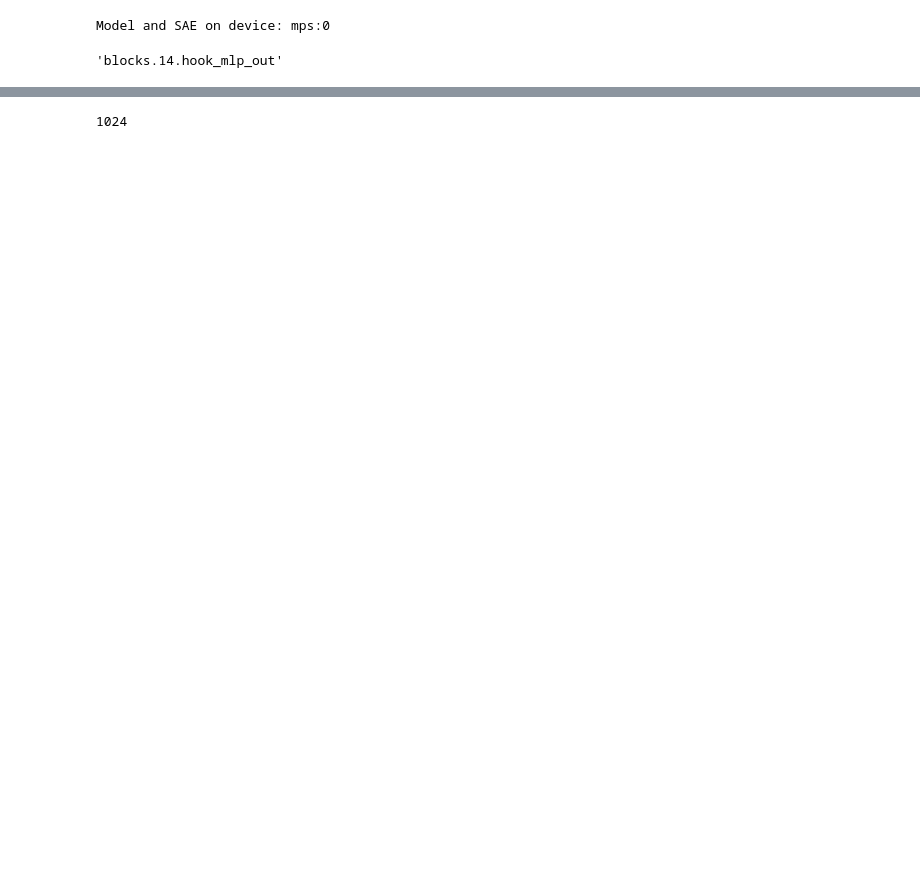
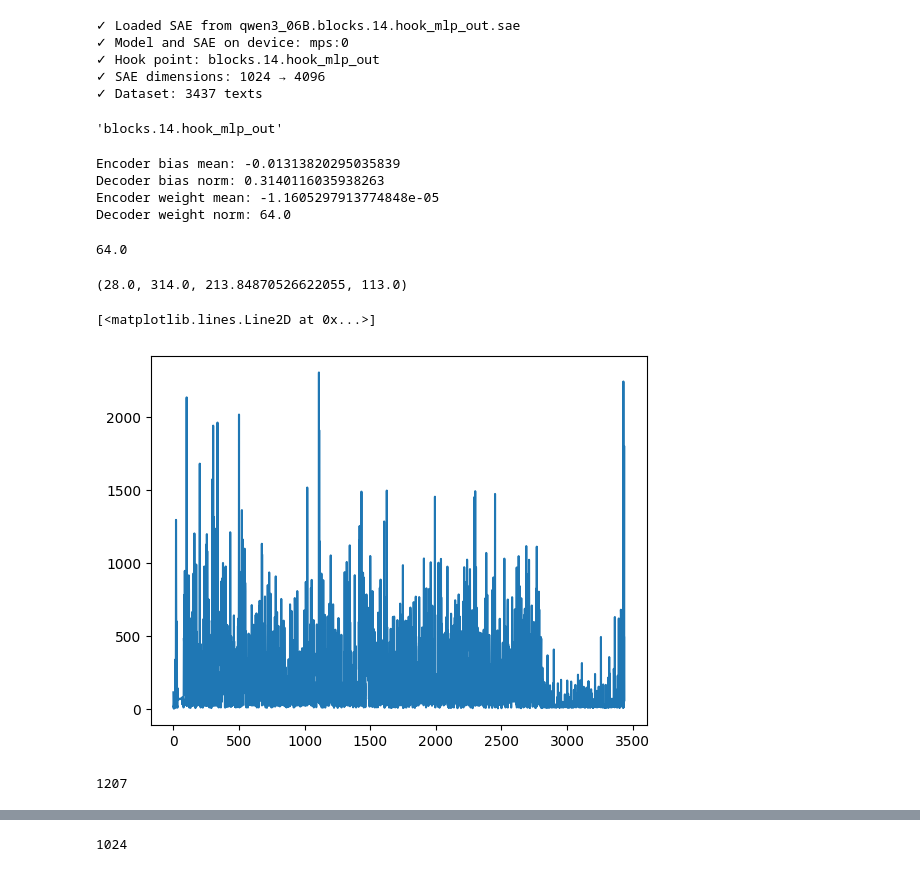
Before and after one commit to TanmayAgarwal123/CRIS_Labs_Spring_2026, a Jupyter notebook: sae_test.ipynb, the cells around one changed output, grey strips where cells are left out. Drawn from its saved outputs; the diff is of its cells as text; code cells hidden in the pictures; blank space fills up the shorter version.

```diff
--- a/sae_test.ipynb
+++ b/sae_test.ipynb
@@ -24,10 +16,52 @@ Loaded pretrained model qwen3-0.6b into HookedTransformer
 # %%
-chemistry_texts = load_processed_data('sae_core/data/processed_data/processed_chem_text.json')[55:64]
+chemistry_texts = load_processed_data('sae_core/data/processed_data/processed_chem_text.json')
 # %%
-qwen3_analyzer = SAEAnalyzer(qwen3_06B, qwen3_06B_l14_mlp_file_path, chemistry_texts)
+hook_layer = '14'
+hook_name = 'hook_mlp_out'
+qwen3_analyzer = SAEAnalyzer(qwen3_06B, qwen3_06B_l14_mlp_file_path, hook_layer, hook_name, chemistry_texts)
 # %% [output]
-Model and SAE on device: mps:0
+✓ Loaded SAE from qwen3_06B.blocks.14.hook_mlp_out.sae
+✓ Model and SAE on device: mps:0
+✓ Hook point: blocks.14.hook_mlp_out
+✓ SAE dimensions: 1024 → 4096
+✓ Dataset: 3437 texts
 # %%
 qwen3_analyzer.hook_point
 # %% [output]
 'blocks.14.hook_mlp_out'
+# %%
+# Check:
+print(f"Encoder bias mean: {qwen3_analyzer.sae.b_enc.mean()}")
+print(f"Decoder bias norm: {qwen3_analyzer.sae.b_dec.norm()}")
+
+print(f"Encoder weight mean: {qwen3_analyzer.sae.W_enc.mean()}")
+print(f"Decoder weight norm: {qwen3_analyzer.sae.W_dec.norm()}")
+# %% [output]
+Encoder bias mean: -0.01313820295035839
+Decoder bias norm: 0.3140116035938263
+Encoder weight mean: -1.1605297913774848e-05
+Decoder weight norm: 64.0
+# %%
+np.sqrt(qwen3_06B.cfg.d_model *4)
+# %% [output]
+64.0
+# %%
+paragraph_lengths = [len(par) for par in chemistry_texts]
+lower_quartile = np.quantile(paragraph_lengths, 0.25)
+upper_quartile = np.quantile(paragraph_lengths, 0.75)
+mean = np.mean(paragraph_lengths)
+median = np.median(paragraph_lengths)
+lower_quartile, upper_quartile, mean, median
+# %% [output]
+(28.0, 314.0, 213.84870526622055, 113.0)
+# %%
+import matplotlib.pyplot as plt
+plt.plot(paragraph_lengths)
+# %% [output]
+[<matplotlib.lines.Line2D at 0x...>]
+[figure, added]
+# %%
+large_text_list = [par for  par in chemistry_texts if len(par)>mean]
+len(large_text_list)
+# %% [output]
+1207
```
Also changed, not shown: parts of 17 cells of this notebook, 6 other files.
